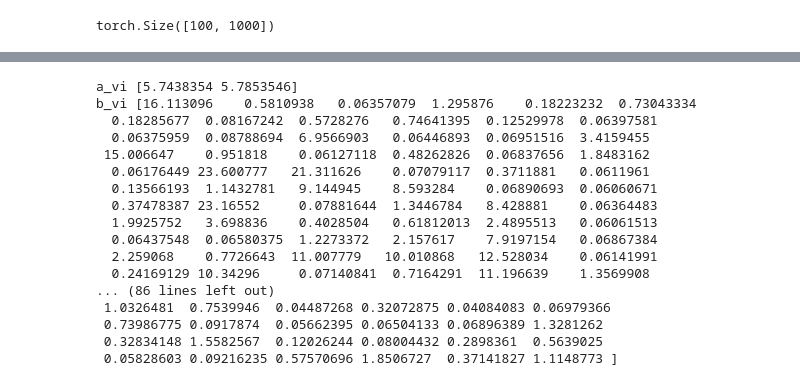
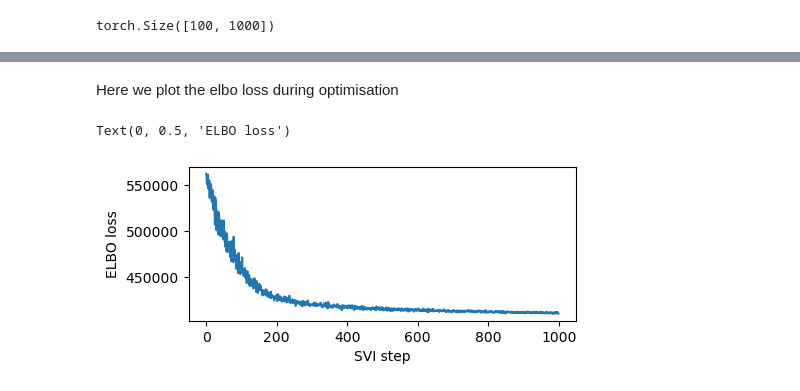
Before and after one commit to andreaskapou/stm, a Jupyter notebook: code/r_lda.ipynb, the cells around one changed output, grey strips where cells are left out. Saved outputs shown, nothing was run; the diff lists cells and outputs as text; code cells hidden in the pictures.

```diff
--- a/code/r_lda.ipynb
+++ b/code/r_lda.ipynb
@@ -111,7 +62,7 @@ pyro.render_model(guide, model_args=(D, nTopics, nRegions),
 # Simulate data
 nTopics = 2    # Topics
 nCells = 1000    # Cells
-nRegions = 300 # Regions
+nRegions = 200 # Regions
 N = [100] * nCells # Cells size
 a = [1/5] * nTopics
 b = [1/10] * nRegions
@@ -128,20 +109,5 @@ torch.Size([100, 1000])
 # %%
 pyro.clear_param_store()
 
-# These should be reset each training loop.
-adam = pyro.optim.Adam({"lr": 0.001})
-elbo = pyro.infer.TraceEnum_ELBO()
-svi = pyro.infer.SVI(model, guide, adam, elbo)
-
-losses = []
-for step in range(1000):  # Consider running for more steps.
-    loss = svi.step(D = D, nTopics = nTopics, nRegions = nRegions)
-    losses.append(loss)
-    if step % 100 == 0:
-        logging.info("Elbo loss: {}:\t {}".format(step, loss))
-
-plt.figure(figsize=(5, 2))
-plt.plot(losses)
-plt.xlabel("SVI step")
-plt.ylabel("ELBO loss");
+obj = fit_lda(D = D, nTopics = nTopics, nRegions = nRegions, nSteps = 1000, lr = 0.01, seed = 123)
 # %% [output]
@@ -160,27 +128,13 @@ Elbo loss: 900:  509687.3125
-# %%
-for name, value in pyro.get_param_store().items():
-    print(name, pyro.param(name).data.cpu().numpy())
-# %% [output]
-a_vi [5.7438354 5.7853546]
-b_vi [16.113096    0.5810938   0.06357079  1.295876    0.18223232  0.73043334
-  0.18285677  0.08167242  0.5728276   0.74641395  0.12529978  0.06397581
-  0.06375959  0.08788694  6.9566903   0.06446893  0.06951516  3.4159455
- 15.006647    0.951818    0.06127118  0.48262826  0.06837656  1.8483162
-  0.06176449 23.600777   21.311626    0.07079117  0.3711881   0.0611961
-  0.13566193  1.1432781   9.144945    8.593284    0.06890693  0.06060671
-  0.37478387 23.16552     0.07881644  1.3446784   8.428881    0.06364483
-  1.9925752   3.698836    0.4028504   0.61812013  2.4895513   0.06061513
-  0.06437548  0.06580375  1.2273372   2.157617    7.9197154   0.06867384
-  2.259068    0.7726643  11.007779   10.010868   12.528034    0.06141991
-  0.24169129 10.34296     0.07140841  0.7164291  11.196639    1.3569908
-... (86 lines left out)
- 1.0326481  0.7539946  0.04487268 0.32072875 0.04084083 0.06979366
- 0.73986775 0.0917874  0.05662395 0.06504133 0.06896389 1.3281262
- 0.32834148 1.5582567  0.12026244 0.08004432 0.2898361  0.5639025
- 0.05828603 0.09216235 0.57570696 1.8506727  0.37141827 1.1148773 ]
+# %% [markdown]
+Here we plot the elbo loss during optimisation
 # %%
-with pyro.plate("nsample", 800, dim=-1):
-    samples = guide(D = D, nTopics = nTopics, nRegions = nRegions)
+# plot ELBO losses
+losses = obj['losses']
 
-theta = samples["theta"]
-phi = samples["phi"]
+plt.figure(figsize=(5, 2))
+plt.plot(losses)
+plt.xlabel("SVI step")
+plt.ylabel("ELBO loss")
+# %% [output]
+Text(0, 0.5, 'ELBO loss')
+[figure, added]
```
Also changed, not shown: parts of 21 cells of this notebook, 5 other files.
